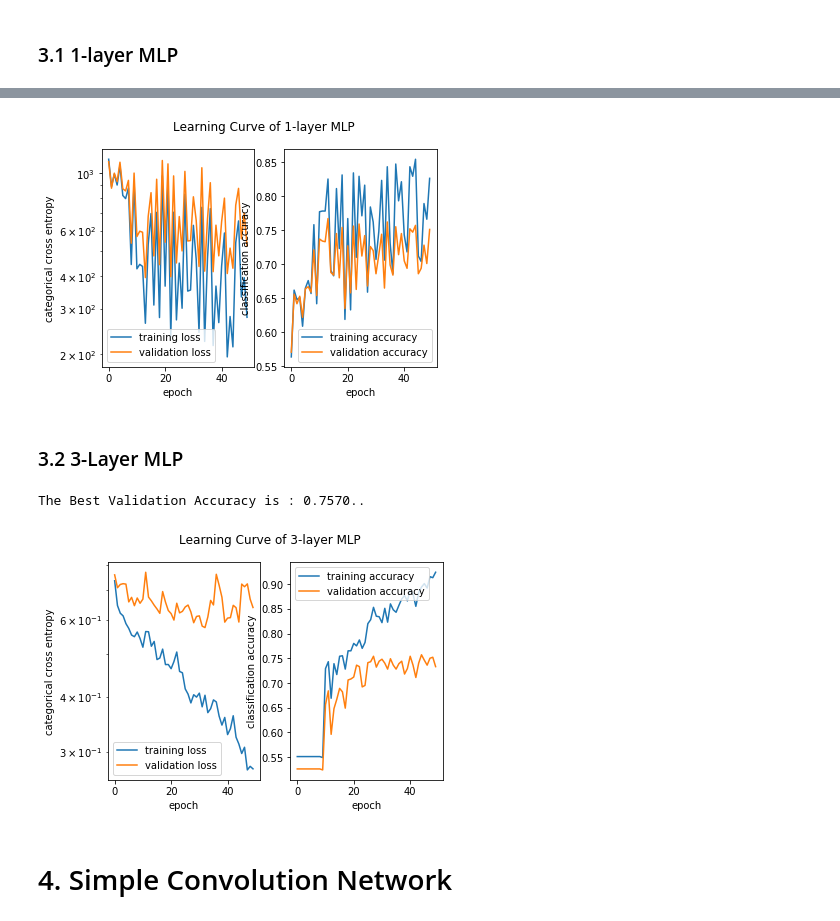
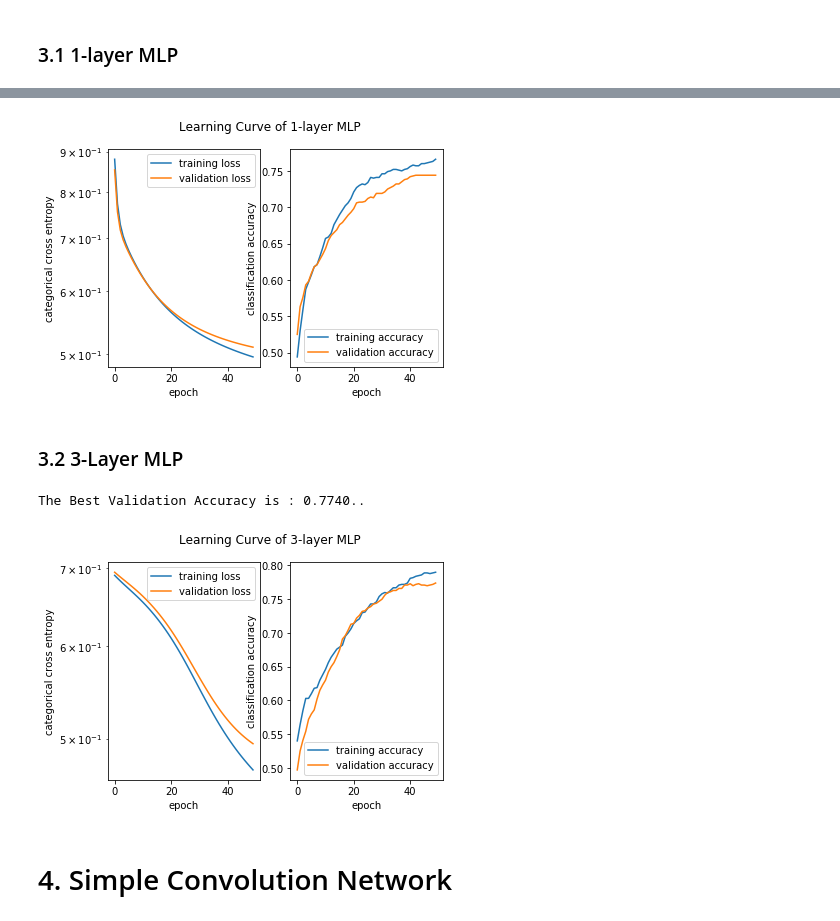
Before and after one commit to zx-joe/EPFL-Deep-Learning, a Jupyter notebook: project_1/Analysis.ipynb, the cells around one changed output, grey strips where cells are left out. Saved outputs shown, nothing was run; the diff lists cells and outputs as text; code cells hidden in the pictures.

```diff
--- a/project_1/Analysis.ipynb
+++ b/project_1/Analysis.ipynb
@@ -131,16 +131,16 @@ def plot_different_histories(train_loss_list_1,train_accuracy_list_1, test_loss_
         ax2.set_xlabel('epoch')
         ax2.legend()
 # %%
-def train_model(model , optim='sgd',
+def train_model(model , optim='SGD',
                 train_input=train_input, train_target=train_target,
                 test_input=test_input, test_target=test_target,
                 epochs=50, batch_size=100, learning_rate=1e-3, momentum=0,
                  if_print=False):
     criterion = nn.CrossEntropyLoss()
-    if optim=='sgd':
+    if optim=='SGD':
         optimizer = torch.optim.SGD(model.parameters(),lr=learning_rate,momentum=momentum)
-    elif optim=='adm':
-        optimizer = torch.optim.ADAM(model.parameters(),lr=learning_rate)
+    elif optim=='Adam':
+        optimizer = torch.optim.Adam(model.parameters(),lr=learning_rate)
     train_loss_list=train_accuracy_list=[]
     valid_loss_list=valid_accuracy_list=[]
     test_loss_list=test_accuracy_list=[]
@@ -199,11 +199,16 @@ train_input, train_target, train_class = data_init(train_input,train_target, tra
 # 3. MLP
 # %%
 class MLP(nn.Module):
+    '''
+    define MLP model
+    input: number of layer ; number of hidden neuron in layer
+
+    '''
     def __init__(self,nb_layer=1,nb_hidden_neuron=50):
         super(MLP, self).__init__()
-        self.fc_begin = nn.Linear(392 ,nb_hidden_neuron)
-        self.fc_hidden=nn.Linear(nb_hidden_neuron ,nb_hidden_neuron)
-        self.fc_last = nn.Linear(nb_hidden_neuron, 2)
+        self.fc_1 = nn.Linear(392 ,nb_hidden_neuron)
+        self.fc_2 = nn.Linear(nb_hidden_neuron ,nb_hidden_neuron)
+        self.fc_3 = nn.Linear(nb_hidden_neuron, 2)
 
         self.fc_one_layer=nn.Linear(392 ,2)
         self.nb_layer=nb_layer
@@ -213,10 +218,10 @@ class MLP(nn.Module):
         if self.nb_layer==1:
             x=self.fc_one_layer(x)
         else:
-            x = F.relu(self.fc_begin(x))
-            for i in range(self.nb_layer-2):
-                x = F.relu(self.fc_hidden(x))
-            x = self.fc_last(x)
+            # build 3 linear layers according to input layer number
+            x = F.relu(self.fc_1(x))
+            x = F.relu(self.fc_2(x))
+            x = self.fc_3(x)
         return x
 
     def predict(self, x):
@@ -225,8 +230,9 @@ class MLP(nn.Module):
 # %% [markdown]
 ### 3.1 1-layer MLP
 # %%
-model_mlp1=MLP(nb_layer=1,nb_hidden_neuron=100)
+model_mlp1=MLP(nb_layer=1)
 model_mlp1.apply(weights_init)
-model_mlp1,train_loss_mlp1,train_accuracy_mlp1, test_loss_mlp1,test_accuracy_mlp1=train_model(model_mlp1,if_print=True, learning_rate=0.01)
+model_mlp1,train_loss_mlp1,train_accuracy_mlp1, test_loss_mlp1,test_accuracy_mlp1=train_model(model_mlp1,if_print=True,
+                                                                                              optim='SGD',learning_rate=0.001)
 evaluate_result(train_loss_mlp1,train_accuracy_mlp1, test_loss_mlp1,test_accuracy_mlp1, 'Learning Curve of 1-layer MLP')
 # %% [output]
@@ -250,4 +256,4 @@ The Best Validation Accuracy is : 0.7670..
-[figure, old version]
+[figure, new version]
 # %%
 import numpy as np
 np.save('save/train_loss_mlp1.npy',np.array(train_loss_mlp1 ))
@@ -259,11 +265,12 @@ np.save('save/test_accuracy_mlp1.npy',np.array(test_accuracy_mlp1 ))
 # %%
 model_mlp3=MLP(nb_layer=3,nb_hidden_neuron=100)
 model_mlp1.apply(weights_init)
-model_mlp3,train_loss_mlp3,train_accuracy_mlp3, test_loss_mlp3,test_accuracy_mlp3=train_model(model_mlp3,if_print=False, learning_rate=0.01)
+model_mlp3,train_loss_mlp3,train_accuracy_mlp3, test_loss_mlp3,test_accuracy_mlp3=train_model(model_mlp3,if_print=False,
+                                                                                              optim='SGD',learning_rate=0.005)
 evaluate_result(train_loss_mlp3,train_accuracy_mlp3, test_loss_mlp3,test_accuracy_mlp3, 'Learning Curve of 3-layer MLP')
 # %% [output]
-The Best Validation Accuracy is : 0.7570..
+The Best Validation Accuracy is : 0.7740..
-[figure, old version]
+[figure, new version]
 # %%
 import numpy as np
 np.save('save/train_loss_mlp3.npy',np.array(train_loss_mlp3 ))
```
Also changed, not shown: parts of 29 cells of this notebook, 25 other files.
